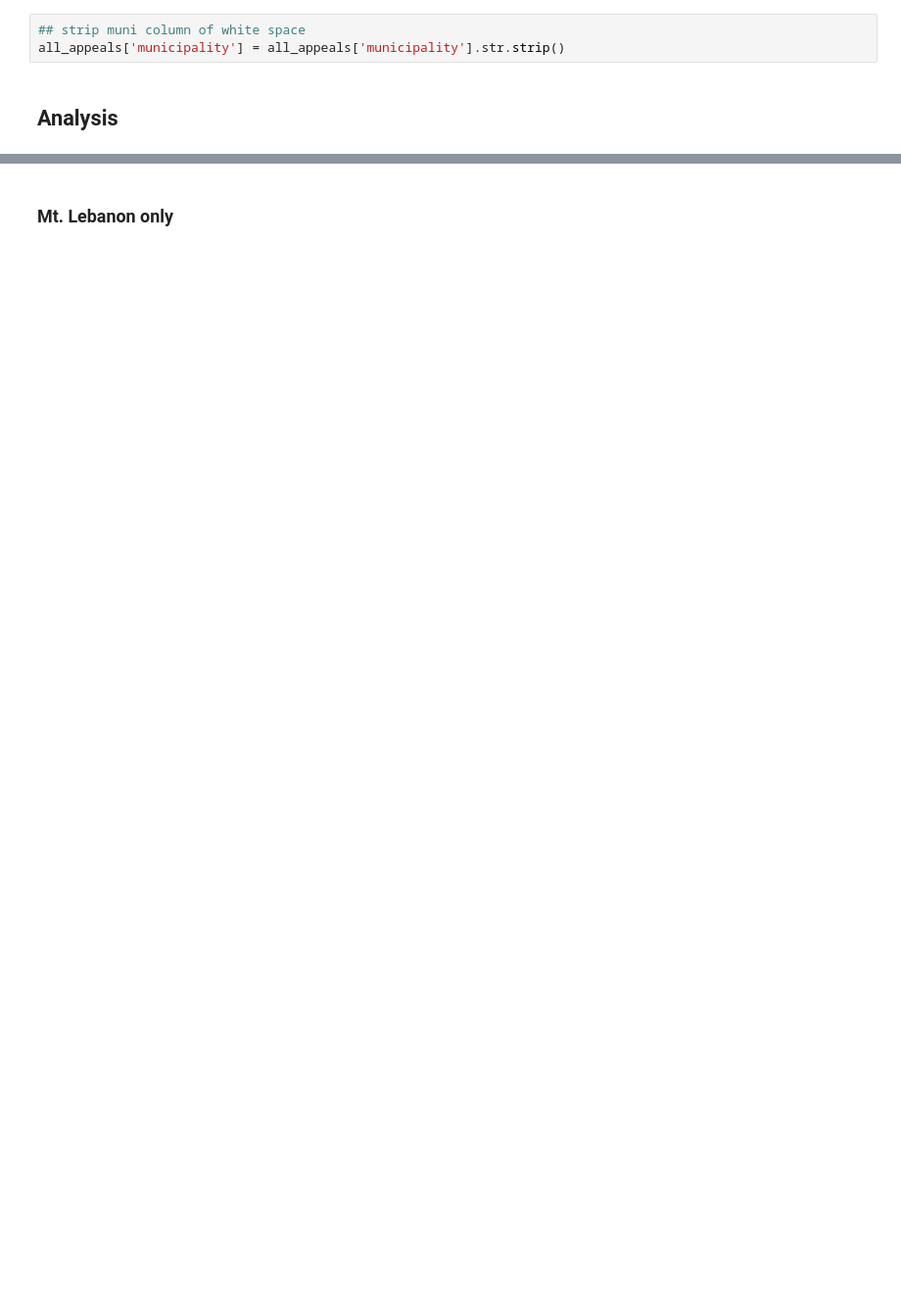
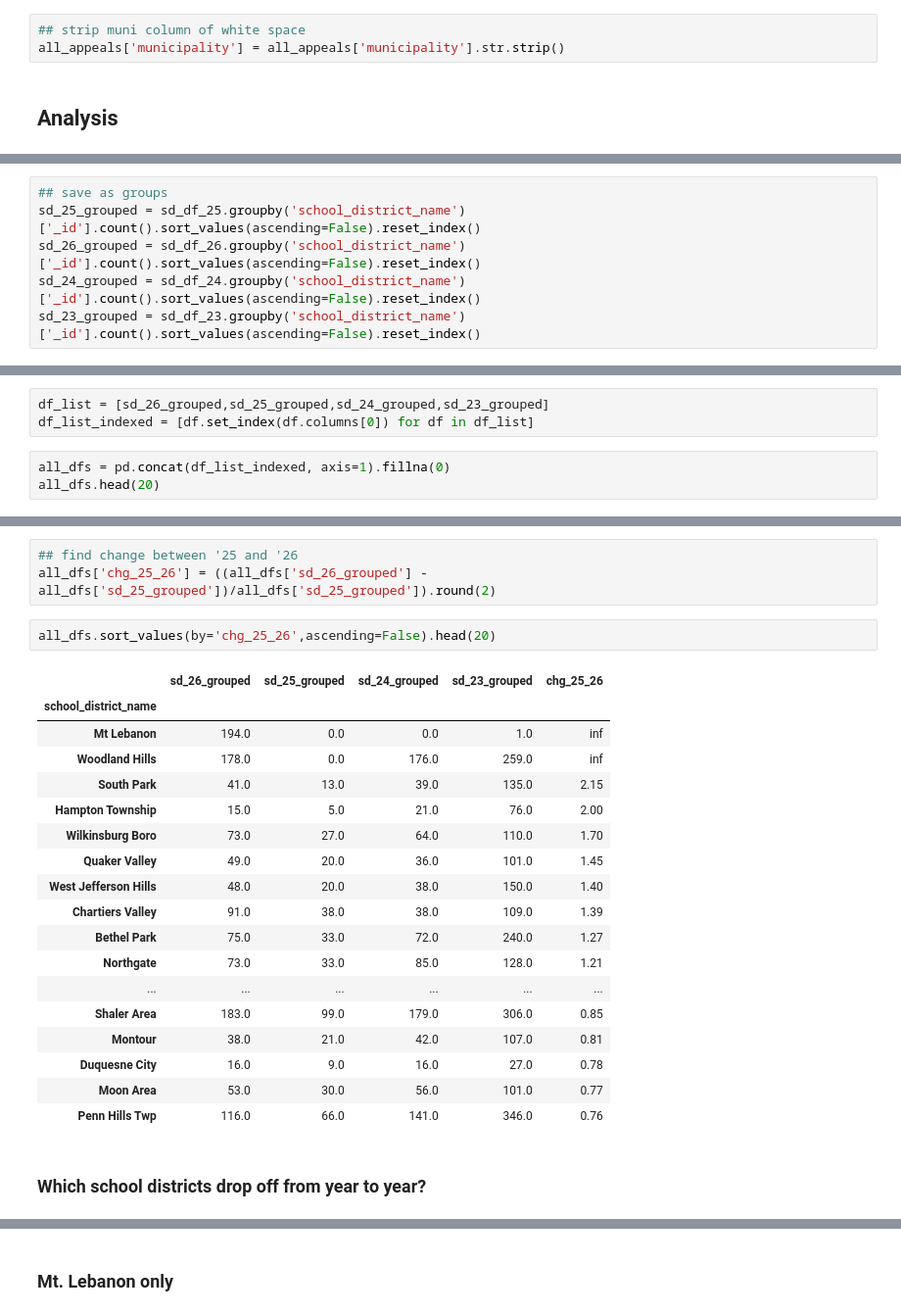
Before and after one commit to miahollie/20261106-assessment-appeals, a Jupyter notebook: appeals_analysis.ipynb, the cells around one changed output, grey strips where cells are left out. Shown at 98% size. Drawn from its saved outputs; the diff is of its cells as text; blank space fills up the shorter version.

```diff
--- a/appeals_analysis.ipynb
+++ b/appeals_analysis.ipynb
@@ -82,0 +246,6 @@ Name: parcel_id, dtype: int64
+# %%
+## save as groups
+sd_25_grouped = sd_df_25.groupby('school_district_name')['_id'].count().sort_values(ascending=False).reset_index()
+sd_26_grouped = sd_df_26.groupby('school_district_name')['_id'].count().sort_values(ascending=False).reset_index()
+sd_24_grouped = sd_df_24.groupby('school_district_name')['_id'].count().sort_values(ascending=False).reset_index()
+sd_23_grouped = sd_df_23.groupby('school_district_name')['_id'].count().sort_values(ascending=False).reset_index()
@@ -82,0 +262,6 @@ Name: parcel_id, dtype: int64
+# %%
+df_list = [sd_26_grouped,sd_25_grouped,sd_24_grouped,sd_23_grouped]
+df_list_indexed = [df.set_index(df.columns[0]) for df in df_list]
+# %%
+all_dfs = pd.concat(df_list_indexed, axis=1).fillna(0)
+all_dfs.head(20)
@@ -82,0 +287,26 @@ Name: parcel_id, dtype: int64
+# %%
+## find change between '25 and '26
+all_dfs['chg_25_26'] = ((all_dfs['sd_26_grouped'] - all_dfs['sd_25_grouped'])/all_dfs['sd_25_grouped']).round(2)
+# %%
+all_dfs.sort_values(by='chg_25_26',ascending=False).head(20)
+# %% [output]
+|  | sd_26_grouped | sd_25_grouped | sd_24_grouped | sd_23_grouped | chg_25_26 |
+| school_district_name |  |  |  |  |  |
+| Mt Lebanon | 194.0 | 0.0 | 0.0 | 1.0 | inf |
+| Woodland Hills | 178.0 | 0.0 | 176.0 | 259.0 | inf |
+| South Park | 41.0 | 13.0 | 39.0 | 135.0 | 2.15 |
+| Hampton Township | 15.0 | 5.0 | 21.0 | 76.0 | 2.00 |
+| Wilkinsburg Boro | 73.0 | 27.0 | 64.0 | 110.0 | 1.70 |
+| Quaker Valley | 49.0 | 20.0 | 36.0 | 101.0 | 1.45 |
+| West Jefferson Hills | 48.0 | 20.0 | 38.0 | 150.0 | 1.40 |
+| Chartiers Valley | 91.0 | 38.0 | 38.0 | 109.0 | 1.39 |
+| Bethel Park | 75.0 | 33.0 | 72.0 | 240.0 | 1.27 |
+| Northgate | 73.0 | 33.0 | 85.0 | 128.0 | 1.21 |
+| ... | ... | ... | ... | ... | ... |
+| Shaler Area | 183.0 | 99.0 | 179.0 | 306.0 | 0.85 |
+| Montour | 38.0 | 21.0 | 42.0 | 107.0 | 0.81 |
+| Duquesne City | 16.0 | 9.0 | 16.0 | 27.0 | 0.78 |
+| Moon Area | 53.0 | 30.0 | 56.0 | 101.0 | 0.77 |
+| Penn Hills Twp | 116.0 | 66.0 | 141.0 | 346.0 | 0.76 |
+# %% [markdown]
+### Which school districts drop off from year to year?
```
Also changed, not shown: parts of 42 cells of this notebook, 1 other file.
